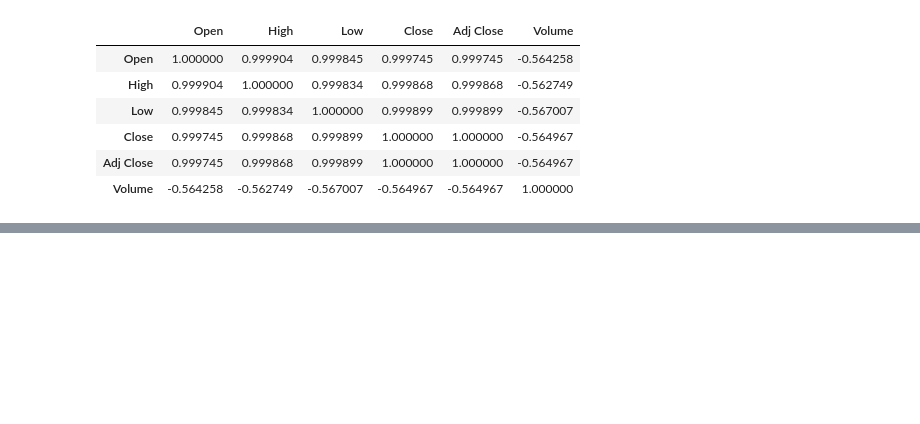
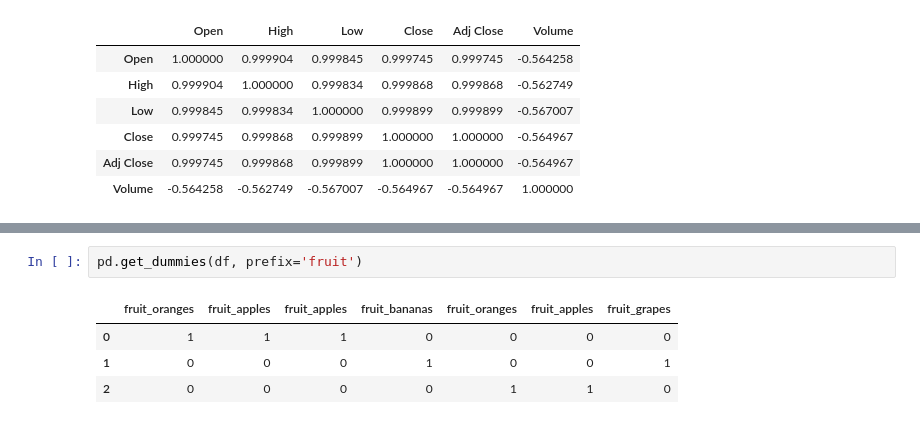
Before and after one commit to b-ritter/udacity-ai-py, a Jupyter notebook: Pandas.ipynb, the cells around one changed output, grey strips where cells are left out. Drawn from its saved outputs; the diff is of its cells as text; blank space fills up the shorter version.

```diff
--- a/Pandas.ipynb
+++ b/Pandas.ipynb
@@ -364,0 +378,7 @@ google_stock.corr()
+# %%
+pd.get_dummies(df, prefix='fruit')
+# %% [output]
+|  | fruit_oranges | fruit_apples | fruit_apples | fruit_bananas | fruit_oranges | fruit_apples | fruit_grapes |
+| 0 | 1 | 1 | 1 | 0 | 0 | 0 | 0 |
+| 1 | 0 | 0 | 0 | 1 | 0 | 0 | 1 |
+| 2 | 0 | 0 | 0 | 0 | 1 | 1 | 0 |
```
Also changed, not shown: parts of 2 cells of this notebook, 8 other files.
